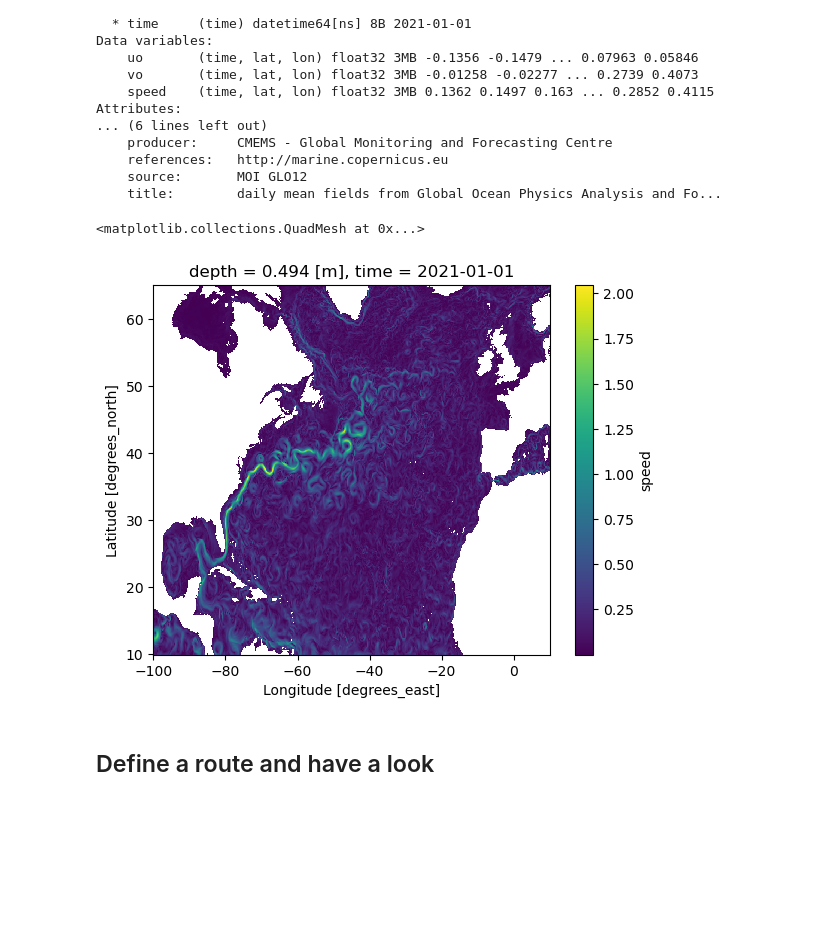
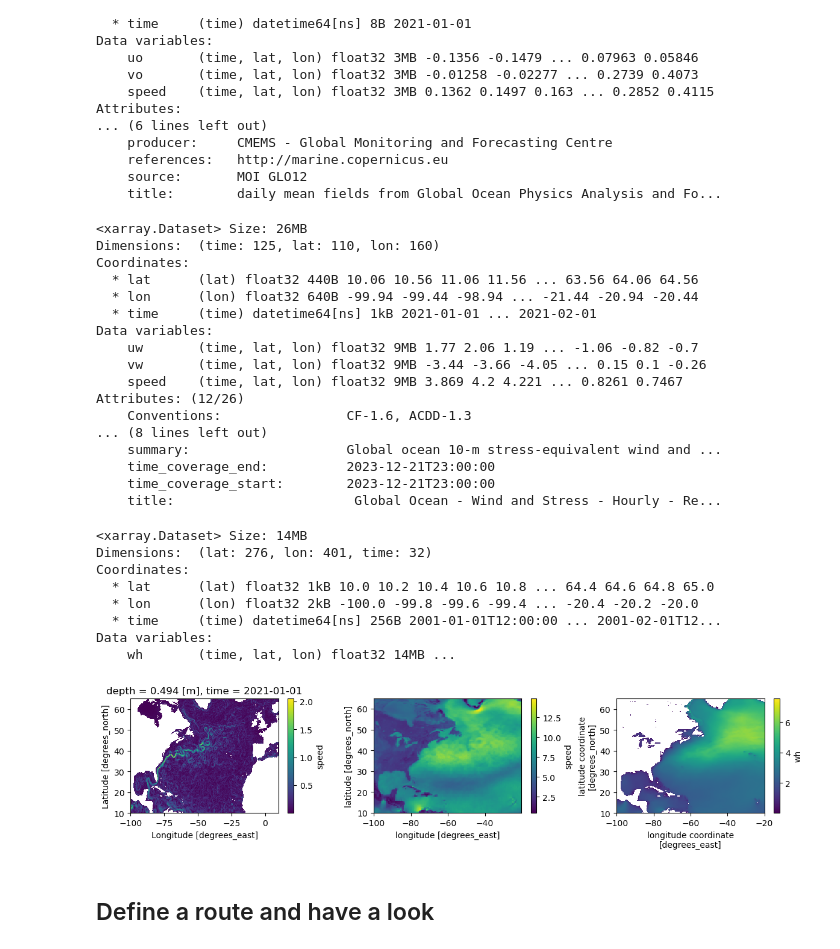
Before and after one commit to willirath/ship_routing, a Jupyter notebook: doc/examples/ship_routing_example.ipynb, the cells around one changed output. Saved outputs shown, nothing was run; the diff lists cells and outputs as text; code cells hidden in the pictures; blank space fills up the shorter version.

Commit message:
Start adapting example

```diff
--- a/doc/examples/ship_routing_example.ipynb
+++ b/doc/examples/ship_routing_example.ipynb
@@ -56,11 +54,57 @@ Attributes:
     references:   http://marine.copernicus.eu
     source:       MOI GLO12
     title:        daily mean fields from Global Ocean Physics Analysis and Fo...
+# %%
+winds = load_winds(
+    data_file="data/winds/cmems_obs-wind_glo_phy_my_l4_0.125deg_PT1H_2021-01_6hours_0.5deg_100W-020E_10N-65N.nc"
+)
+winds["speed"] = ((winds.to_array() ** 2).sum("variable") ** 0.5).where(
+    ~winds.uw.isnull()
+)
+winds
+# %% [output]
+<xarray.Dataset> Size: 26MB
+Dimensions:  (time: 125, lat: 110, lon: 160)
+Coordinates:
+  * lat      (lat) float32 440B 10.06 10.56 11.06 11.56 ... 63.56 64.06 64.56
+  * lon      (lon) float32 640B -99.94 -99.44 -98.94 ... -21.44 -20.94 -20.44
+  * time     (time) datetime64[ns] 1kB 2021-01-01 ... 2021-02-01
+Data variables:
+    uw       (time, lat, lon) float32 9MB 1.77 2.06 1.19 ... -1.06 -0.82 -0.7
+    vw       (time, lat, lon) float32 9MB -3.44 -3.66 -4.05 ... 0.15 0.1 -0.26
+    speed    (time, lat, lon) float32 9MB 3.869 4.2 4.221 ... 0.8261 0.7467
+Attributes: (12/26)
+    Conventions:                CF-1.6, ACDD-1.3
+... (8 lines left out)
+    summary:                    Global ocean 10-m stress-equivalent wind and ...
+    time_coverage_end:          2023-12-21T23:00:00
+    time_coverage_start:        2023-12-21T23:00:00
+    title:                       Global Ocean - Wind and Stress - Hourly - Re...
+# %%
+waves = load_waves(
+    data_file="data/waves/cmems_mod_glo_wav_my_0.2deg_PT3H-i_VHM0_2021-01_1d-max_100W-020E_10N-65N.nc"
+)
+
+waves
+# %% [output]
+<xarray.Dataset> Size: 14MB
+Dimensions:  (lat: 276, lon: 401, time: 32)
+Coordinates:
+  * lat      (lat) float32 1kB 10.0 10.2 10.4 10.6 10.8 ... 64.4 64.6 64.8 65.0
+  * lon      (lon) float32 2kB -100.0 -99.8 -99.6 -99.4 ... -20.4 -20.2 -20.0
+  * time     (time) datetime64[ns] 256B 2001-01-01T12:00:00 ... 2001-02-01T12...
+Data variables:
+    wh       (time, lat, lon) float32 14MB ...
 # %%
-currents.speed.plot()
+fig, ax = plt.subplots(1, 3, figsize=(12, 3))
+
+currents.speed.plot(ax=ax[0])
+winds.speed.mean("time").plot(ax=ax[1])
+waves.wh.mean("time").plot(ax=ax[2])
+
+fig.tight_layout();
 # %% [output]
-<matplotlib.collections.QuadMesh at 0x...>
-[figure, old version]
+[figure, new version]
 # %% [markdown]
 ## Define a route and have a look
 # %%
```
Also changed, not shown: parts of 13 cells of this notebook.
